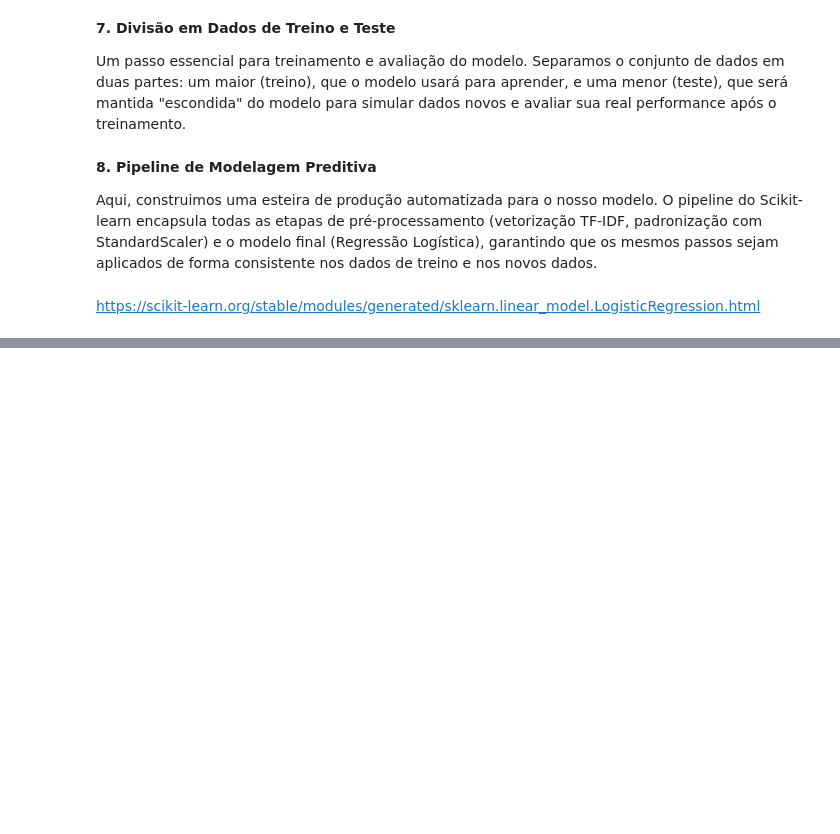
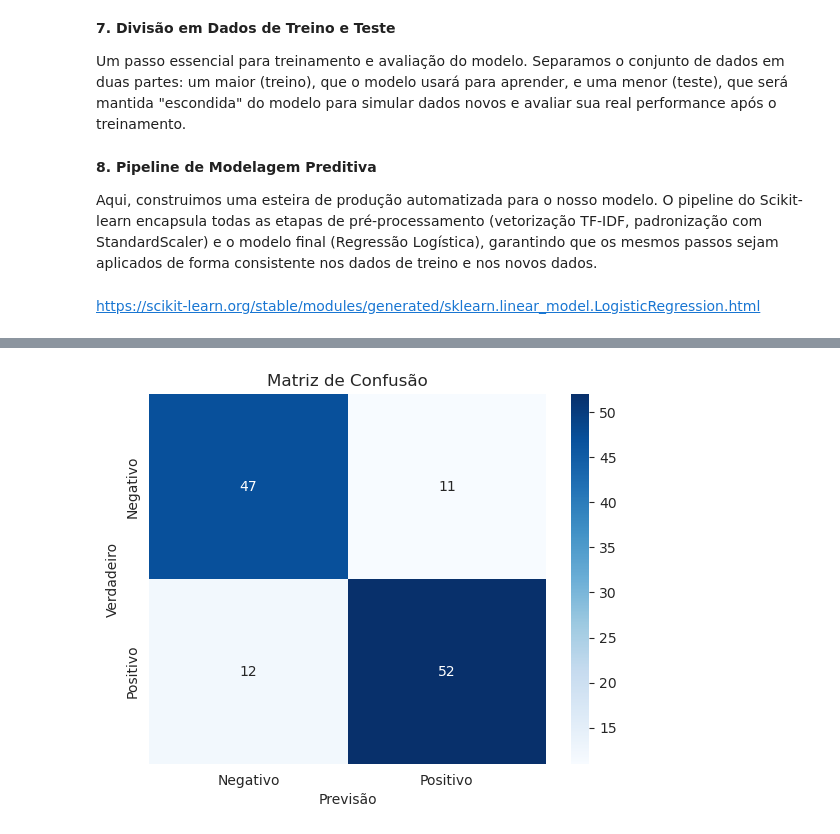
Before and after one commit to leojutsu/Base_Python, a Jupyter notebook: machine_learning/Analise_Sentimentos.ipynb, the cells around one changed output, grey strips where cells are left out. Drawn from its saved outputs; the diff is of its cells as text; code cells hidden in the pictures; blank space fills up the shorter version.

```diff
--- a/machine_learning/Analise_Sentimentos.ipynb
+++ b/machine_learning/Analise_Sentimentos.ipynb
@@ -268,0 +288,10 @@ O que faz? A segunda etapa, 'scaler', pega os vetores criados pela etapa anterio
+# %%
+# Configurar o GridSearchCV
+grid_search = GridSearchCV(
+    pipeline,   # pipeline com as etapas de pré-processamento e modelo
+    parametros_grid,  # Dicionário com as combinações de hiperparâmetros a serem testados
+    cv = 5,   # Número de divisão para  validação cruzada (5-fold cross-validation)
+    n_jobs = -1,  # Usa todos os núcleos disponíveis do processador para acelerar o processo
+    scoring = 'accuracy',  # Métrica usada para avaliar o desempenho de cada combinação (aqui, acurácia)
+    verbose = 1  # Nível de detalhamento do output durante a execução (1 exive processo básico)
+)
@@ -268,0 +304,3 @@ O que faz? A segunda etapa, 'scaler', pega os vetores criados pela etapa anterio
+# %%
+print("\nIniciando o treinamento do modelo com otimização de hiperparâmetros...\n")
+grid_search.fit(X_treino, y_treino)
@@ -268,0 +337,3 @@ O que faz? A segunda etapa, 'scaler', pega os vetores criados pela etapa anterio
+# %%
+# Obter o melhor modelo
+melhor_modelo = grid_search.best_estimator_
@@ -268,0 +348,3 @@ O que faz? A segunda etapa, 'scaler', pega os vetores criados pela etapa anterio
+# %%
+# Previsões no conjuto de teste
+y_pred = melhor_modelo.predict(X_teste)
@@ -268,0 +372,12 @@ O que faz? A segunda etapa, 'scaler', pega os vetores criados pela etapa anterio
+# %%
+# Visualização a matriz de confusão
+cm = confusion_matrix(y_teste, y_pred)
+sns.heatmap(cm, annot = True, fmt = 'd', cmap = 'Blues',
+            xticklabels = ['Negativo', 'Positivo'],
+            yticklabels = ['Negativo', 'Positivo'])
+plt.xlabel('Previsão')
+plt.ylabel('Verdadeiro')
+plt.title('Matriz de Confusão')
+plt.show()
+# %% [output]
+[figure, added]
```
Also changed, not shown: parts of 22 cells of this notebook, 1 other file.
